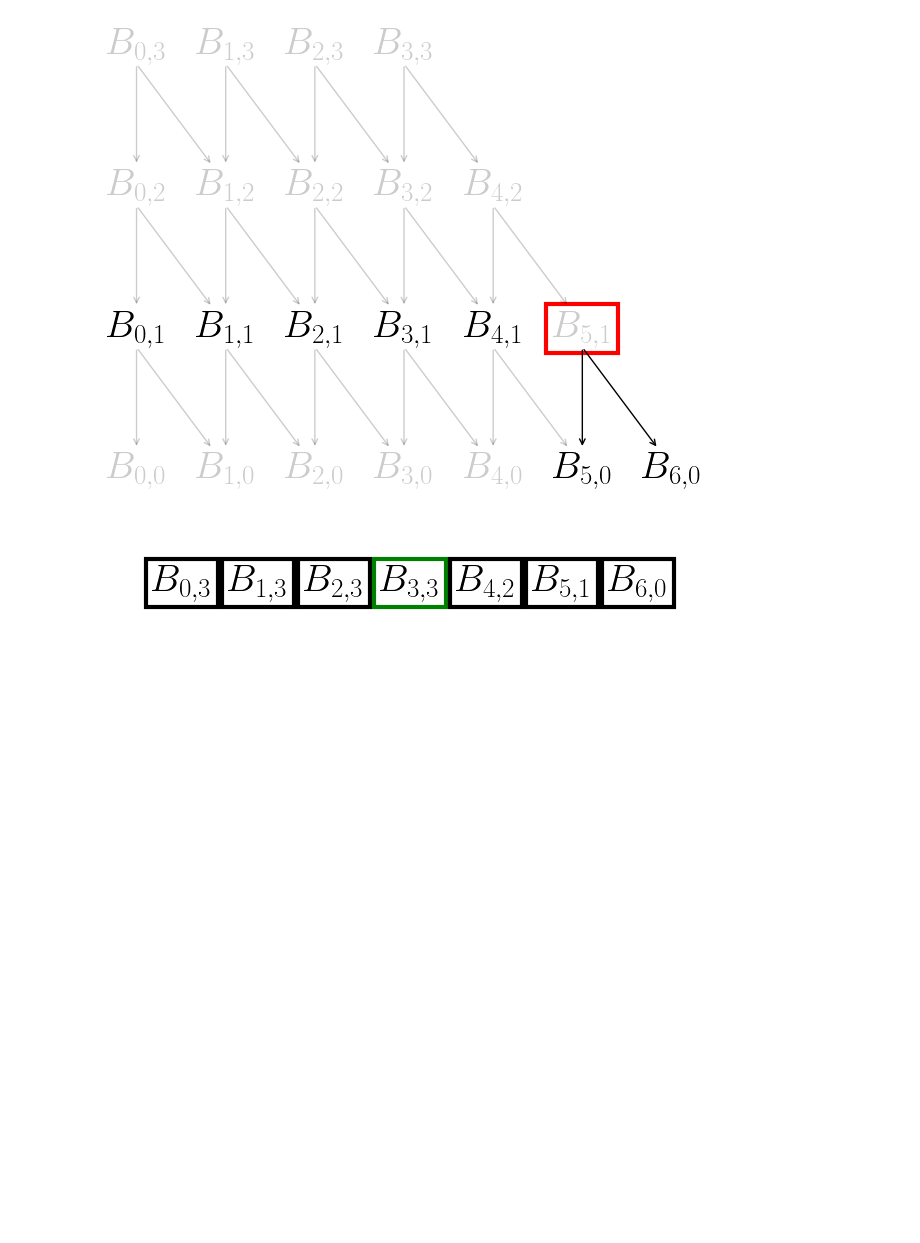
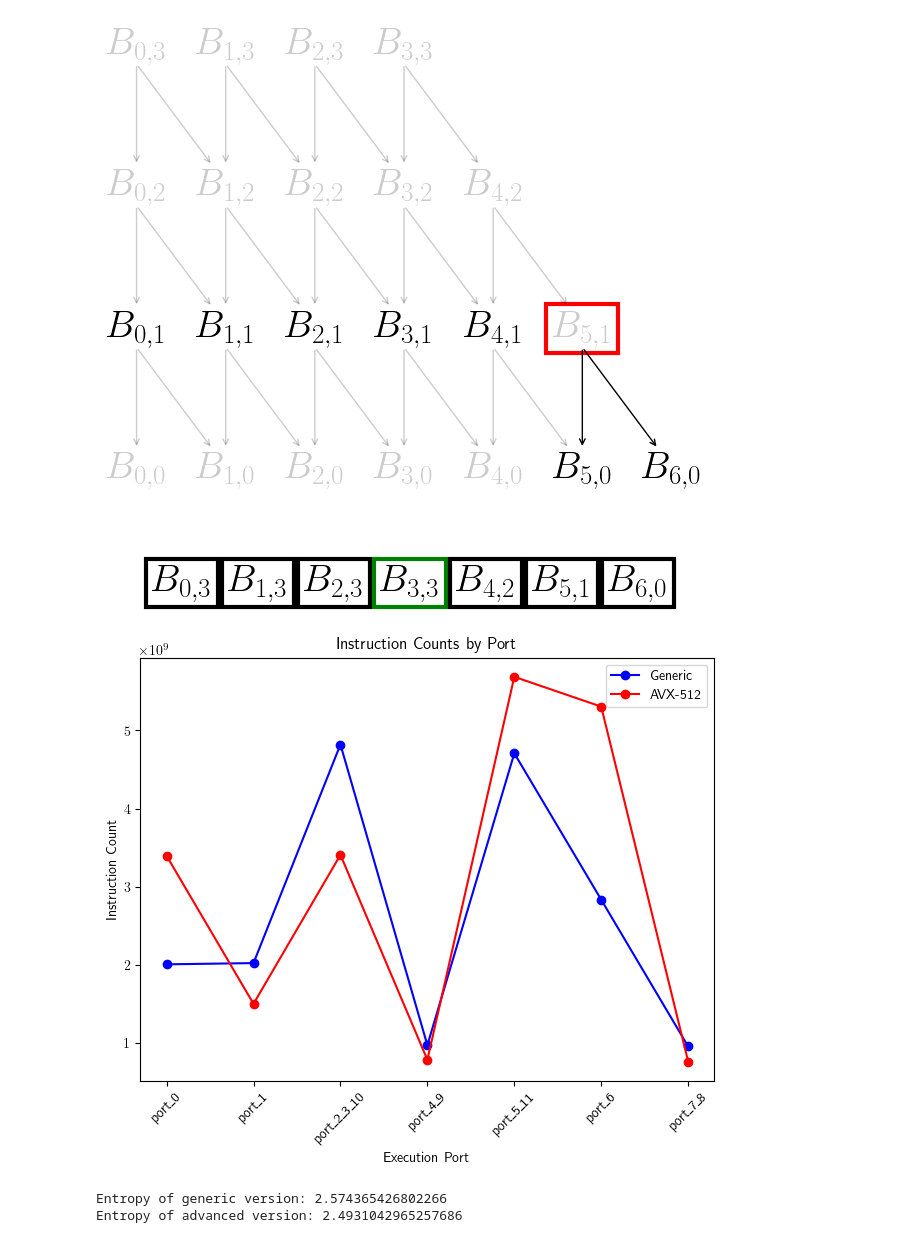
Before and after one commit to lprekon/lprekon.github.io, a Jupyter notebook: content/simd_benchmarking/simd_blogpost_graphics.ipynb, the cells around one changed output. Drawn from its saved outputs; the diff is of its cells as text; code cells hidden in the pictures; blank space fills up the shorter version.

Commit message:
Examines a litany of hypothesis to find the SIMD slowdown, finally finding some results in simultaneous port utilization stats

```diff
--- a/content/simd_benchmarking/simd_blogpost_graphics.ipynb
+++ b/content/simd_benchmarking/simd_blogpost_graphics.ipynb
@@ -437,3 +437,54 @@ ani.save(f"{image_folder_name}/basis_loop.gif", writer="pillow", fps=1.5)
 plt.show()
 # %% [output]
 [figure]
+# %%
+generic_port_counts = [
+    2005711390,
+    2021689432,
+    4820248648,
+    970977728,
+    4707492435,
+    2832950257,
+    954325184,
+]
+advanced_port_counts = [
+    3395445896,
+    1500347405,
+    3407607339,
+    783550782,
+    5686887699,
+    5305377678,
+    761331109,
+]
+
+
+# plot the counts for each category, and note the entropy
+fig, ax = plt.subplots()
+fig.tight_layout()
+ax.set_yticks(range(0, int(6e9), int(1e9)))
+ax.set_xticks(
+    ticks=range(7),
+    labels=["port_0", "port_1", "port_2_3_10", "port_4_9", "port_5_11", "port_6", "port_7_8"],
+    rotation=45,
+)
+ax.set_xlabel("Execution Port")
+ax.set_ylabel("Instruction Count")
+ax.set_title("Instruction Counts by Port")
+ax.plot(generic_port_counts, "bo-", label="Generic")
+ax.plot(advanced_port_counts, "ro-", label="AVX-512")
+ax.legend()
+fig.savefig(f"{image_folder_name}/execution_ports.png", bbox_inches="tight")
+# %% [output]
+[figure, added]
+# %%
+generic__sum = sum(generic_port_counts)
+advanced_sum = sum(advanced_port_counts)
+
+generic_entropy = -sum([count/generic__sum * np.log2(count/generic__sum) for count in generic_port_counts])
+advanced_entropy = -sum([count/advanced_sum * np.log2(count/advanced_sum) for count in advanced_port_counts])
+
+print(f"Entropy of generic version: {generic_entropy}")
+print(f"Entropy of advanced version: {advanced_entropy}")
+# %% [output]
+Entropy of generic version: 2.574365426802266
+Entropy of advanced version: 2.4931042965257686
```
Also changed, not shown: parts of 2 cells of this notebook, 2 other files.
